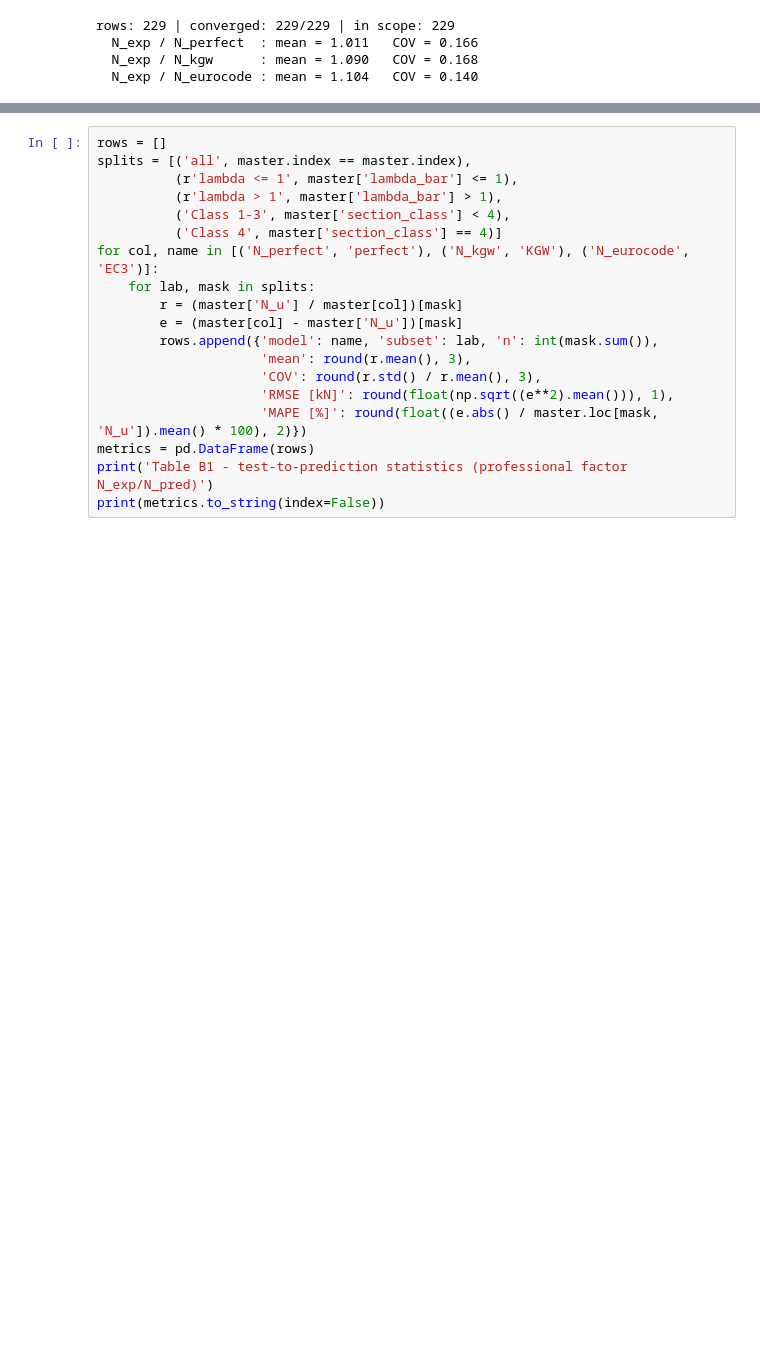
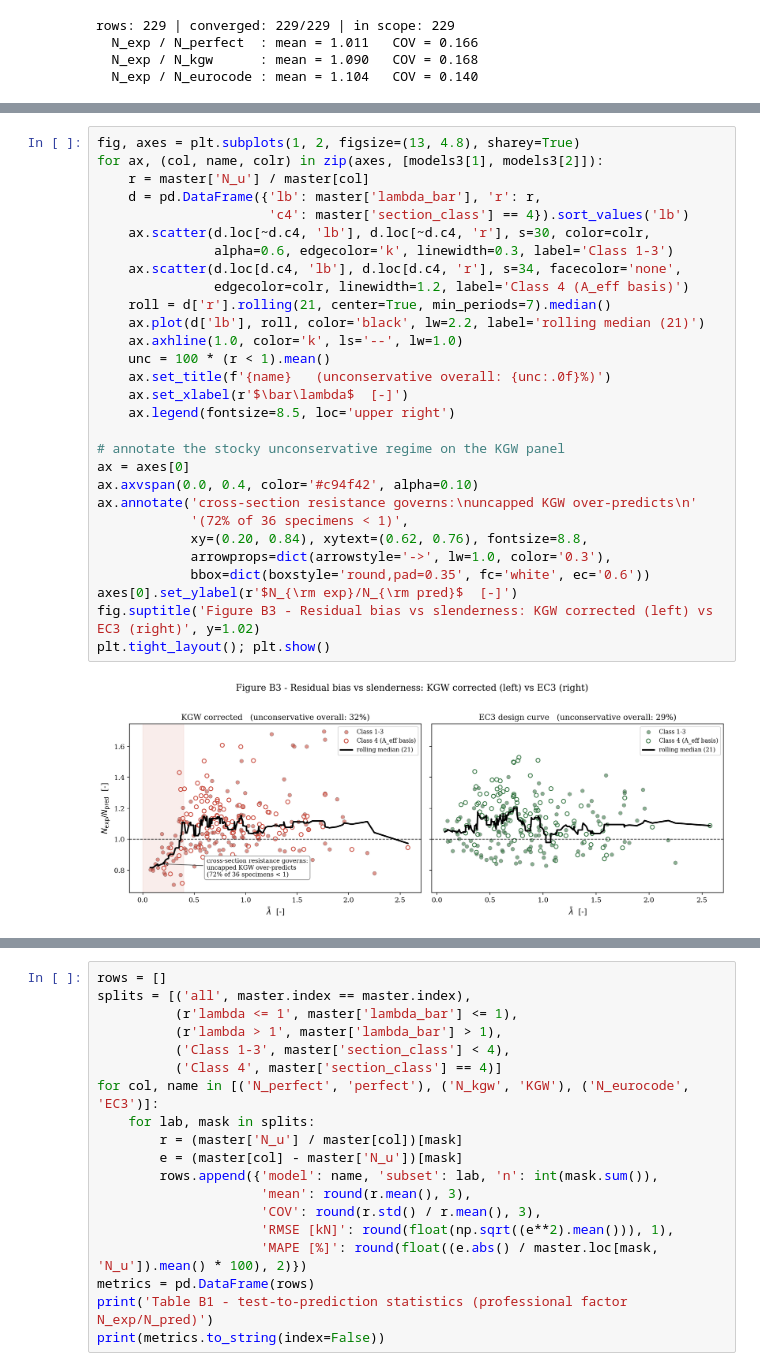
Before and after one commit to ikerdecimavilla/MSc-Dissertation-124, a Jupyter notebook: notebooks/01_stage1.ipynb, the cells around one changed output, grey strips where cells are left out. Saved outputs shown, nothing was run; the diff lists cells and outputs as text; blank space fills up the shorter version.

```diff
--- a/notebooks/01_stage1.ipynb
+++ b/notebooks/01_stage1.ipynb
@@ -338,0 +322,31 @@ plt.tight_layout(); plt.show()
+# %%
+fig, axes = plt.subplots(1, 2, figsize=(13, 4.8), sharey=True)
+for ax, (col, name, colr) in zip(axes, [models3[1], models3[2]]):
+    r = master['N_u'] / master[col]
+    d = pd.DataFrame({'lb': master['lambda_bar'], 'r': r,
+                      'c4': master['section_class'] == 4}).sort_values('lb')
+    ax.scatter(d.loc[~d.c4, 'lb'], d.loc[~d.c4, 'r'], s=30, color=colr,
+               alpha=0.6, edgecolor='k', linewidth=0.3, label='Class 1-3')
+    ax.scatter(d.loc[d.c4, 'lb'], d.loc[d.c4, 'r'], s=34, facecolor='none',
+               edgecolor=colr, linewidth=1.2, label='Class 4 (A_eff basis)')
+    roll = d['r'].rolling(21, center=True, min_periods=7).median()
+    ax.plot(d['lb'], roll, color='black', lw=2.2, label='rolling median (21)')
+    ax.axhline(1.0, color='k', ls='--', lw=1.0)
+    unc = 100 * (r < 1).mean()
+    ax.set_title(f'{name}   (unconservative overall: {unc:.0f}%)')
+    ax.set_xlabel(r'$\bar\lambda$  [-]')
+    ax.legend(fontsize=8.5, loc='upper right')
+
+# annotate the stocky unconservative regime on the KGW panel
+ax = axes[0]
+ax.axvspan(0.0, 0.4, color='#c94f42', alpha=0.10)
+ax.annotate('cross-section resistance governs:\nuncapped KGW over-predicts\n'
+            '(72% of 36 specimens < 1)',
+            xy=(0.20, 0.84), xytext=(0.62, 0.76), fontsize=8.8,
+            arrowprops=dict(arrowstyle='->', lw=1.0, color='0.3'),
+            bbox=dict(boxstyle='round,pad=0.35', fc='white', ec='0.6'))
+axes[0].set_ylabel(r'$N_{\rm exp}/N_{\rm pred}$  [-]')
+fig.suptitle('Figure B3 - Residual bias vs slenderness: KGW corrected (left) vs EC3 (right)', y=1.02)
+plt.tight_layout(); plt.show()
+# %% [output]
+[figure, added]
```
Also changed, not shown: parts of 19 cells of this notebook.
